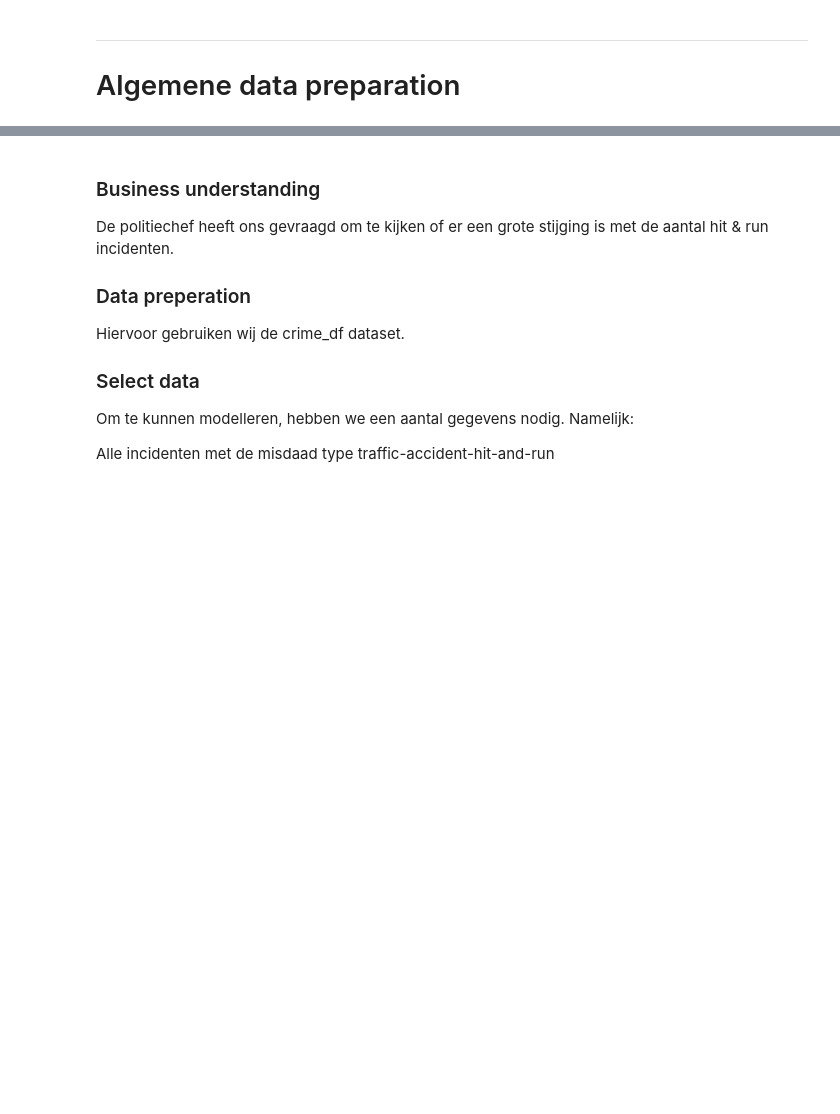
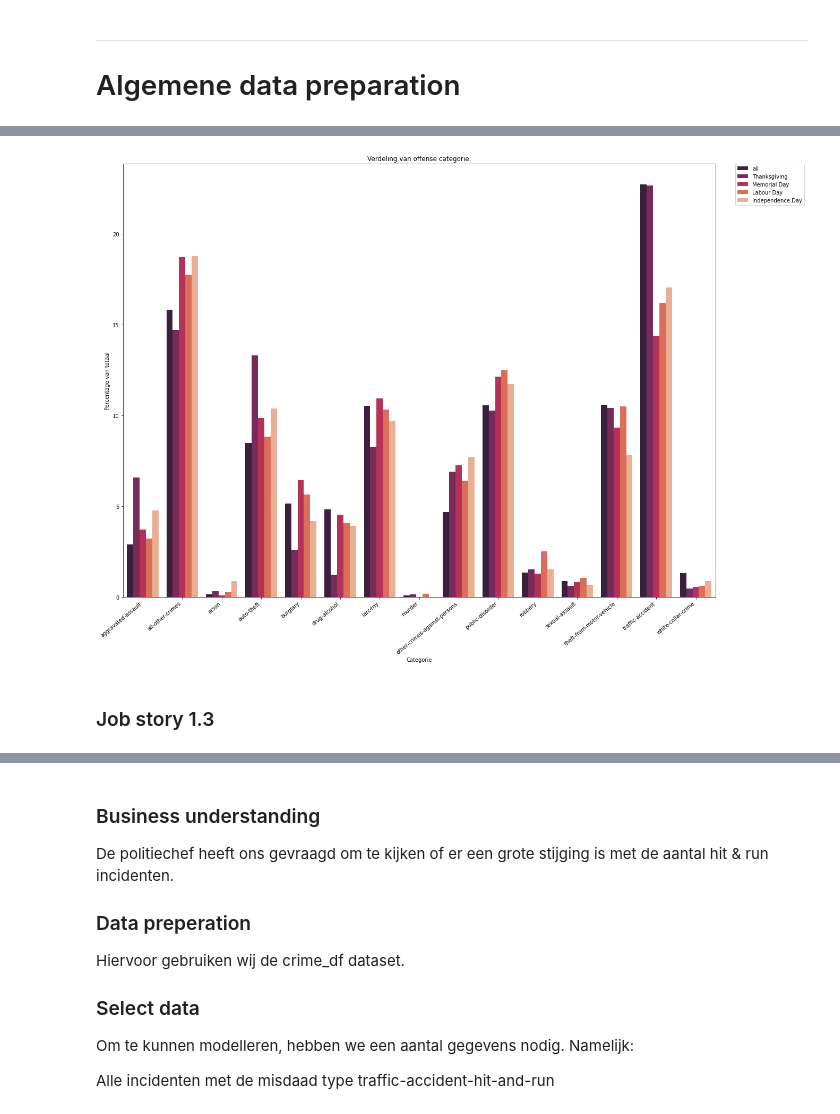
Before and after one commit to KolmschateS/poc-crime, a Jupyter notebook: analyses.ipynb, the cells around one changed output, grey strips where cells are left out. Cells and saved outputs as stored; diff of their text form; code cells hidden in the pictures; blank space fills up the shorter version.

Commit message:
feestdagen samenvatting toegevoegd

```diff
--- a/analyses.ipynb
+++ b/analyses.ipynb
@@ -550,13 +243,0 @@ plt.show()
-# %%
-# Hier doe ik een magische formule om te kunnen vergelijken tussen kleine datasets en grote datasets
-j3_offenses_memorialday["Percentage"] = j3_offenses_memorialday["Aantal incidenten"] / j3_offenses_memorialday["Aantal incidenten"].sum() * 100
-j3_offenses_all["Percentage"] = j3_offenses_all["Aantal incidenten"] / j3_offenses_all["Aantal incidenten"].sum() * 100
-
-# Voeg ze samen :D
-j3_offenses_merged = pd.concat([j3_offenses_memorialday, j3_offenses_all])
-sns.set(rc={'axes.facecolor':'white', 'figure.facecolor':'white'})
-a4_dims = (15.7, 22.27)
-fig, ax = plt.subplots(figsize=a4_dims)
-
-sns.barplot(ax=ax, data=j3_offenses_merged, x="Percentage", y="Incident", palette="rocket", hue="Type").set(title='Welke misdaden gebeurd er meer op Memorial day per buurt dan gemiddeld.')
-plt.show()
@@ -850,0 +510,22 @@ plt.show()
+# %%
+a4_dims = (20, 15)
+fig, ax = plt.subplots(figsize=a4_dims)
+
+ax = sns.barplot(
+    ax=ax,
+    data=j2_final,
+    x="OFFENSE_CATEGORY_ID",
+    y="percentage",
+    hue="TYPE",
+    palette="rocket",
+)
+ax.set(xlabel="Categorie", ylabel="Percentage van totaal")
+ax.set(title="Verdeling van offense categorie.")
+ax.set_xticklabels(ax.get_xticklabels(), rotation=40, ha="right")
+
+plt.legend(bbox_to_anchor=(1.15, 1), loc="upper right", borderaxespad=0)
+plt.show()
+# %% [output]
+[figure, added]
+# %% [markdown]
+### Job story 1.3
```
Also changed, not shown: parts of 91 cells of this notebook.
